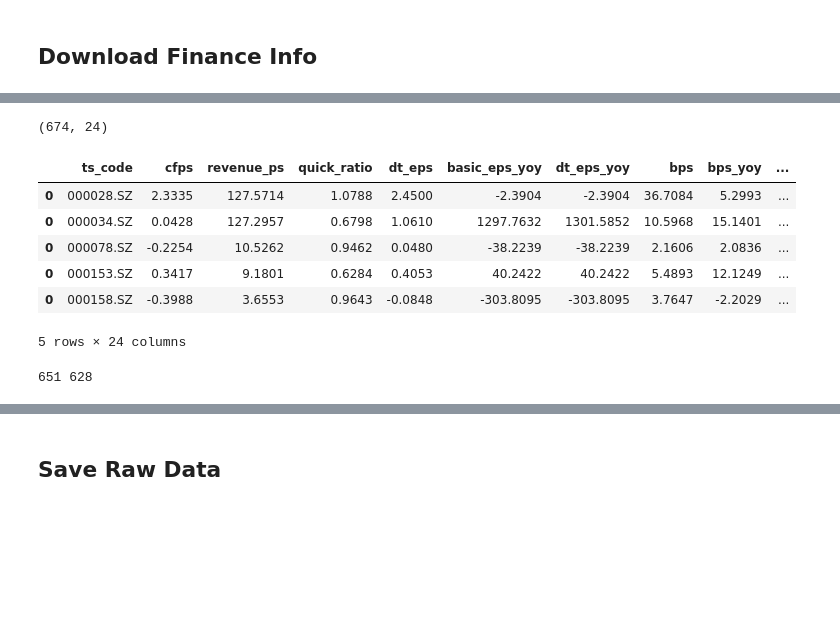
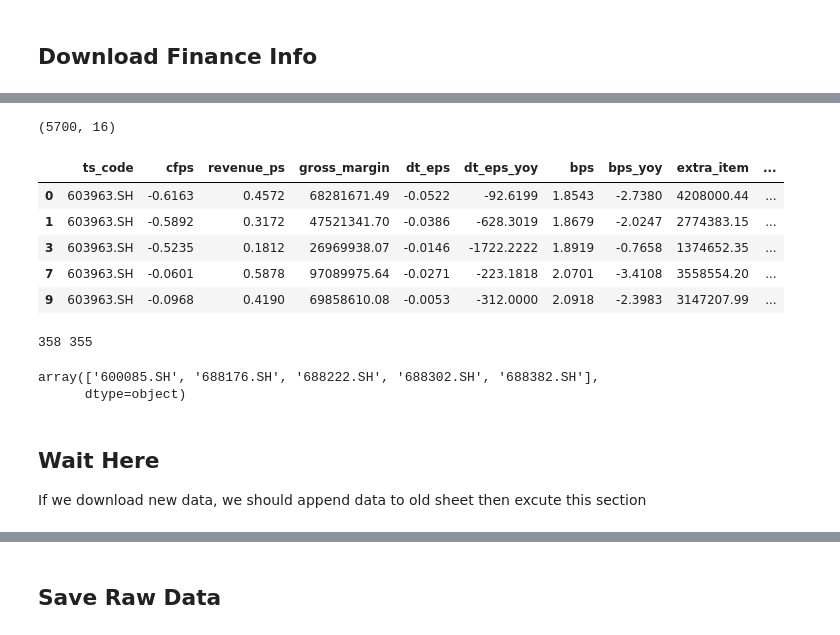
Before and after one commit to JiaRuiming-1/AI-Trading, a Jupyter notebook: P7_Backtesting/DownLoad_from_Tushare.ipynb, the cells around one changed output, grey strips where cells are left out. Drawn from its saved outputs; the diff is of its cells as text; code cells hidden in the pictures; blank space fills up the shorter version.

```diff
--- a/P7_Backtesting/DownLoad_from_Tushare.ipynb
+++ b/P7_Backtesting/DownLoad_from_Tushare.ipynb
@@ -234,0 +214,3 @@ universe_raw['pb'] = np.where(universe_raw['pb'].isnull(), 1.*1e2, universe_raw[
+# %%
+# replace all inf values to nan
+universe_raw = universe_raw.replace([np.inf, -np.inf], np.nan)
@@ -300,2 +301,14 @@ for key in type_dict.keys():
+# %%
+# fill procast nan forward then history nan to others
+universe_raw[['ann_date', 'type','p_change_min','p_change_max']] = universe_raw.groupby('ts_code')\
+                                        [['ann_date', 'type','p_change_min','p_change_max']].fillna(method='ffill')
+#universe_raw['ann_date'] = universe_raw['ann_date'].astype(int)
+universe_raw['type'] = np.where(universe_raw['type'].isnull(), '不确定', universe_raw['type'])
+universe_raw['ann_date'] = np.where(universe_raw['ann_date'].isnull(), universe_raw['trade_date'], universe_raw['ann_date'])
+universe_raw['p_change_min'] = np.where(universe_raw['p_change_min'].isnull(), 0, universe_raw['p_change_min'])
+universe_raw['p_change_max'] = np.where(universe_raw['p_change_max'].isnull(), 0, universe_raw['p_change_max'])
+universe_raw['p_change_max'] = np.where(universe['p_change_max']>300, 300., np.where(universe['p_change_max']<-300, -300, universe['p_change_max']))
+universe_raw['p_change_min'] = np.where(universe['p_change_min']>300, 300., np.where(universe['p_change_min']<-300, -300, universe['p_change_min']))
+#tmp_bak = universe_raw.copy(deep=True)
 # %% [markdown]
 ## Download IPO info
@@ -302,7 +316,7 @@ for key in type_dict.keys():
 # %%
-df1 = pro.new_share(start_date='20140101', end_date='20200101')
+df1 = pro.new_share(start_date='20100101', end_date='20180101')
 time.sleep(1)
-df2 = pro.new_share(start_date='20200102', end_date='20230318')
+df2 = pro.new_share(start_date='20180102', end_date='20230318')
 df = df1.append(df2)
 print(df.shape)
 df.head()
@@ -362,29 +390,44 @@ get_finace_reports_from_Tushre('603538.SH').head()
 # %%
 # download all profit notice
-ticker_list = fundamental_df.ts_code.unique()
-finance_df_all = pd.DataFrame()
-for ts_code in tqdm(ticker_list, desc='finance info download...'):
-    finance_df = get_finace_reports_from_Tushre(ts_code)
-    for ii, dt in enumerate(finance_df['ann_date']):
-        dt = find_next_close_date(dt)
-        finance_df.at[ii,'ann_date'] = dt
-    finance_df['trade_date'] = finance_df['ann_date'].apply(np.int64)
-    finance_df = finance_df.drop_duplicates(subset=['trade_date']).drop(columns=['ann_date'])
-    finance_df_all = finance_df_all.append(finance_df)
+def download_finreport(tickser_list):
+    start_date = '20170901'
+    calendar_procast = pro.trade_cal(exchange='SSE', is_open='1',
+                                start_date=start_date,
+                                end_date=calendar[-1],
+                                fields='cal_date').values.flatten()[::-1]
 
-print(finance_df_all.shape)
-finance_df_all.head()
+    finance_df_all = pd.DataFrame()
+    for ts_code in tqdm(ticker_list, desc='finance info download...'):
+        finance_df = get_finace_reports_from_Tushre(ts_code)
+        for ii, dt in enumerate(finance_df['ann_date']):
+            dt = find_next_close_date(dt, calendar_procast)
+            finance_df.at[ii,'ann_date'] = dt
+        finance_df['trade_date'] = finance_df['ann_date'].apply(np.int64)
+        finance_df = finance_df.drop_duplicates(subset=['trade_date']).drop(columns=['ann_date'])
+        finance_df_all = finance_df_all.append(finance_df)
+    return finance_df_all
+
+finance_df_all = download_finreport(universe_raw.ts_code.unique())
+# merge all finacial fundamental values into one dataframe
+universe_raw = universe_raw.merge(finance_df_all, on=['ts_code','trade_date'], how='left')
+print(universe_raw.shape)
+universe_raw.head()
 # %% [output]
-(674, 24)
+(5700, 16)
-|  | ts_code | cfps | revenue_ps | quick_ratio | dt_eps | basic_eps_yoy | dt_eps_yoy | bps | bps_yoy | ... |
-| 0 | 000028.SZ | 2.3335 | 127.5714 | 1.0788 | 2.4500 | -2.3904 | -2.3904 | 36.7084 | 5.2993 | ... |
-| 0 | 000034.SZ | 0.0428 | 127.2957 | 0.6798 | 1.0610 | 1297.7632 | 1301.5852 | 10.5968 | 15.1401 | ... |
-| 0 | 000078.SZ | -0.2254 | 10.5262 | 0.9462 | 0.0480 | -38.2239 | -38.2239 | 2.1606 | 2.0836 | ... |
-| 0 | 000153.SZ | 0.3417 | 9.1801 | 0.6284 | 0.4053 | 40.2422 | 40.2422 | 5.4893 | 12.1249 | ... |
-| 0 | 000158.SZ | -0.3988 | 3.6553 | 0.9643 | -0.0848 | -303.8095 | -303.8095 | 3.7647 | -2.2029 | ... |
+|  | ts_code | cfps | revenue_ps | gross_margin | dt_eps | dt_eps_yoy | bps | bps_yoy | extra_item | ... |
+| 0 | 603963.SH | -0.6163 | 0.4572 | 68281671.49 | -0.0522 | -92.6199 | 1.8543 | -2.7380 | 4208000.44 | ... |
+| 1 | 603963.SH | -0.5892 | 0.3172 | 47521341.70 | -0.0386 | -628.3019 | 1.8679 | -2.0247 | 2774383.15 | ... |
+| 3 | 603963.SH | -0.5235 | 0.1812 | 26969938.07 | -0.0146 | -1722.2222 | 1.8919 | -0.7658 | 1374652.35 | ... |
+| 7 | 603963.SH | -0.0601 | 0.5878 | 97089975.64 | -0.0271 | -223.1818 | 2.0701 | -3.4108 | 3558554.20 | ... |
+| 9 | 603963.SH | -0.0968 | 0.4190 | 69858610.08 | -0.0053 | -312.0000 | 2.0918 | -2.3983 | 3147207.99 | ... |
-5 rows × 24 columns
 # %%
-bak_data = universe.copy(deep=True)
-print(len(universe.ts_code.unique()), len(finance_df_all.loc[finance_df_all['trade_date']>20221231].ts_code.unique()))
+# check some stock don't have fundamental values
+print(len(universe_raw.ts_code.unique()), len(finance_df_all.ts_code.unique()))
+universe_raw.loc[universe_raw['ts_code'].isin(finance_df_all.ts_code.unique())==False].ts_code.unique()
 # %% [output]
-651 628
+358 355
+array(['600085.SH', '688176.SH', '688222.SH', '688302.SH', '688382.SH'],
+      dtype=object)
+# %% [markdown]
+## Wait Here
+If we download new data, we should append data to old sheet then excute this section
```
Also changed, not shown: parts of 44 cells of this notebook.
